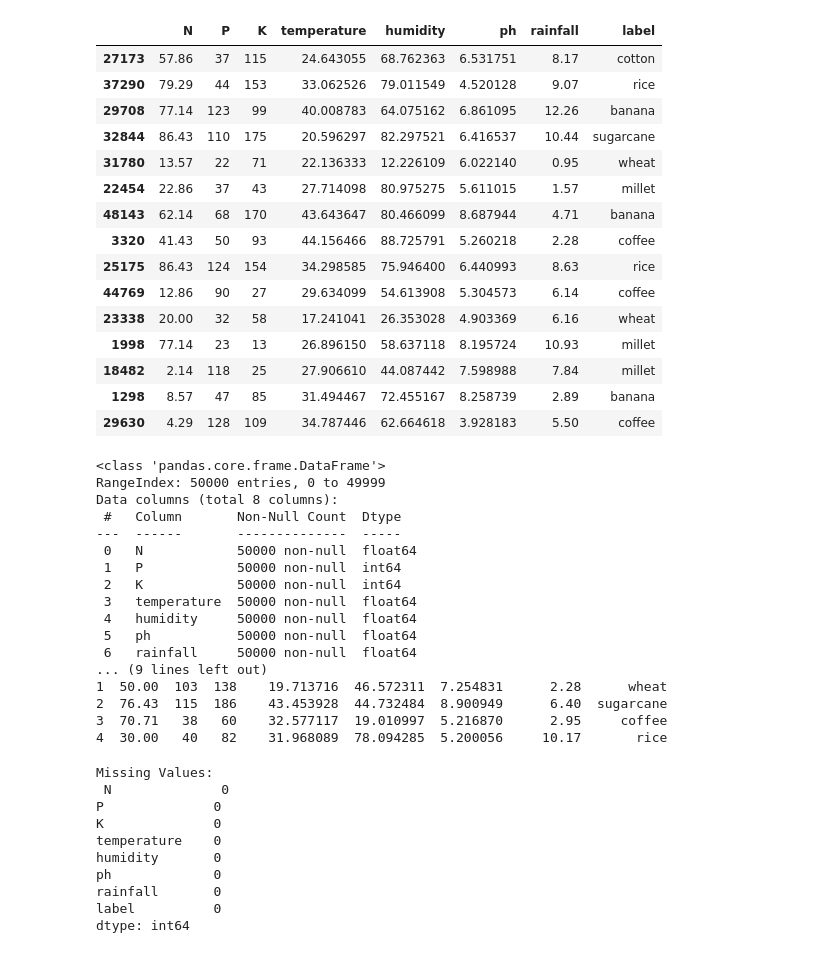
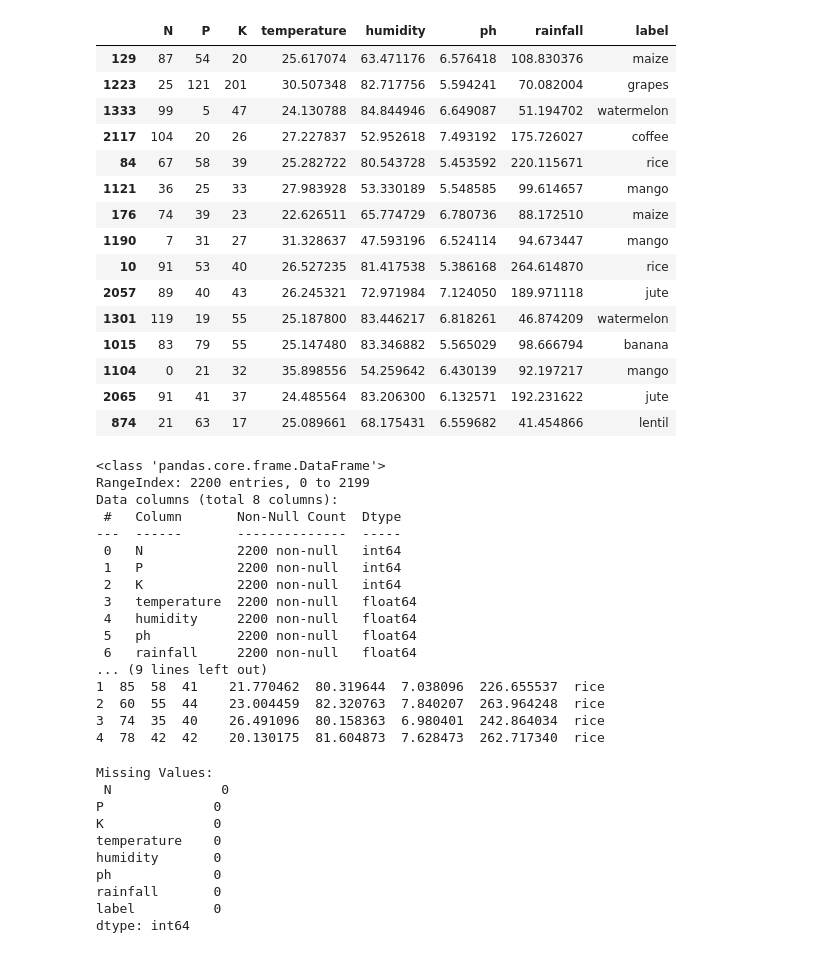
Before and after one commit to Krishna80/CropPredictionApp, a Jupyter notebook: data visualize.ipynb, the cells around one changed output. Cells and saved outputs as stored; diff of their text form; code cells hidden in the pictures.

```diff
--- a/data visualize.ipynb
+++ b/data visualize.ipynb
@@ -1,54 +1,54 @@
 # %%
 import pandas as pd
 import numpy as np
 import matplotlib.pyplot as plt
 import seaborn as sns
 from sklearn.metrics import confusion_matrix
 import joblib
 
 # Load the dataset
-file_path = "New Crop 50K.csv"
+file_path = "Crop_recommendation.csv"
 farm = pd.read_csv(file_path)
 farm.sample(15)
 # %% [output]
 |  | N | P | K | temperature | humidity | ph | rainfall | label |
-| 27173 | 57.86 | 37 | 115 | 24.643055 | 68.762363 | 6.531751 | 8.17 | cotton |
-| 37290 | 79.29 | 44 | 153 | 33.062526 | 79.011549 | 4.520128 | 9.07 | rice |
-| 29708 | 77.14 | 123 | 99 | 40.008783 | 64.075162 | 6.861095 | 12.26 | banana |
-| 32844 | 86.43 | 110 | 175 | 20.596297 | 82.297521 | 6.416537 | 10.44 | sugarcane |
-| 31780 | 13.57 | 22 | 71 | 22.136333 | 12.226109 | 6.022140 | 0.95 | wheat |
-| 22454 | 22.86 | 37 | 43 | 27.714098 | 80.975275 | 5.611015 | 1.57 | millet |
-| 48143 | 62.14 | 68 | 170 | 43.643647 | 80.466099 | 8.687944 | 4.71 | banana |
-| 3320 | 41.43 | 50 | 93 | 44.156466 | 88.725791 | 5.260218 | 2.28 | coffee |
-| 25175 | 86.43 | 124 | 154 | 34.298585 | 75.946400 | 6.440993 | 8.63 | rice |
-| 44769 | 12.86 | 90 | 27 | 29.634099 | 54.613908 | 5.304573 | 6.14 | coffee |
-| 23338 | 20.00 | 32 | 58 | 17.241041 | 26.353028 | 4.903369 | 6.16 | wheat |
-| 1998 | 77.14 | 23 | 13 | 26.896150 | 58.637118 | 8.195724 | 10.93 | millet |
-| 18482 | 2.14 | 118 | 25 | 27.906610 | 44.087442 | 7.598988 | 7.84 | millet |
-| 1298 | 8.57 | 47 | 85 | 31.494467 | 72.455167 | 8.258739 | 2.89 | banana |
-| 29630 | 4.29 | 128 | 109 | 34.787446 | 62.664618 | 3.928183 | 5.50 | coffee |
+| 129 | 87 | 54 | 20 | 25.617074 | 63.471176 | 6.576418 | 108.830376 | maize |
+| 1223 | 25 | 121 | 201 | 30.507348 | 82.717756 | 5.594241 | 70.082004 | grapes |
+| 1333 | 99 | 5 | 47 | 24.130788 | 84.844946 | 6.649087 | 51.194702 | watermelon |
+| 2117 | 104 | 20 | 26 | 27.227837 | 52.952618 | 7.493192 | 175.726027 | coffee |
+| 84 | 67 | 58 | 39 | 25.282722 | 80.543728 | 5.453592 | 220.115671 | rice |
+| 1121 | 36 | 25 | 33 | 27.983928 | 53.330189 | 5.548585 | 99.614657 | mango |
+| 176 | 74 | 39 | 23 | 22.626511 | 65.774729 | 6.780736 | 88.172510 | maize |
+| 1190 | 7 | 31 | 27 | 31.328637 | 47.593196 | 6.524114 | 94.673447 | mango |
+| 10 | 91 | 53 | 40 | 26.527235 | 81.417538 | 5.386168 | 264.614870 | rice |
+| 2057 | 89 | 40 | 43 | 26.245321 | 72.971984 | 7.124050 | 189.971118 | jute |
+| 1301 | 119 | 19 | 55 | 25.187800 | 83.446217 | 6.818261 | 46.874209 | watermelon |
+| 1015 | 83 | 79 | 55 | 25.147480 | 83.346882 | 5.565029 | 98.666794 | banana |
+| 1104 | 0 | 21 | 32 | 35.898556 | 54.259642 | 6.430139 | 92.197217 | mango |
+| 2065 | 91 | 41 | 37 | 24.485564 | 83.206300 | 6.132571 | 192.231622 | jute |
+| 874 | 21 | 63 | 17 | 25.089661 | 68.175431 | 6.559682 | 41.454866 | lentil |
 # %%
 # Display basic dataset information
 print("Dataset Info:\n", farm.info())
 print("\nFirst 5 Rows:\n", farm.head())
 # %% [output]
 <class 'pandas.core.frame.DataFrame'>
-RangeIndex: 50000 entries, 0 to 49999
+RangeIndex: 2200 entries, 0 to 2199
 Data columns (total 8 columns):
  #   Column       Non-Null Count  Dtype
 ---  ------       --------------  -----
- 0   N            50000 non-null  float64
- 1   P            50000 non-null  int64
- 2   K            50000 non-null  int64
- 3   temperature  50000 non-null  float64
- 4   humidity     50000 non-null  float64
- 5   ph           50000 non-null  float64
- 6   rainfall     50000 non-null  float64
+ 0   N            2200 non-null   int64
+ 1   P            2200 non-null   int64
+ 2   K            2200 non-null   int64
+ 3   temperature  2200 non-null   float64
+ 4   humidity     2200 non-null   float64
+ 5   ph           2200 non-null   float64
+ 6   rainfall     2200 non-null   float64
 ... (9 lines left out)
-1  50.00  103  138    19.713716  46.572311  7.254831      2.28      wheat
-2  76.43  115  186    43.453928  44.732484  8.900949      6.40  sugarcane
-3  70.71   38   60    32.577117  19.010997  5.216870      2.95     coffee
-4  30.00   40   82    31.968089  78.094285  5.200056     10.17       rice
+1  85  58  41    21.770462  80.319644  7.038096  226.655537  rice
+2  60  55  44    23.004459  82.320763  7.840207  263.964248  rice
+3  74  35  40    26.491096  80.158363  6.980401  242.864034  rice
+4  78  42  42    20.130175  81.604873  7.628473  262.717340  rice
 # %%
 # Check for missing values
 print("\nMissing Values:\n", farm.isnull().sum())
```
Also changed, not shown: parts of 17 cells of this notebook, 8 other files.
